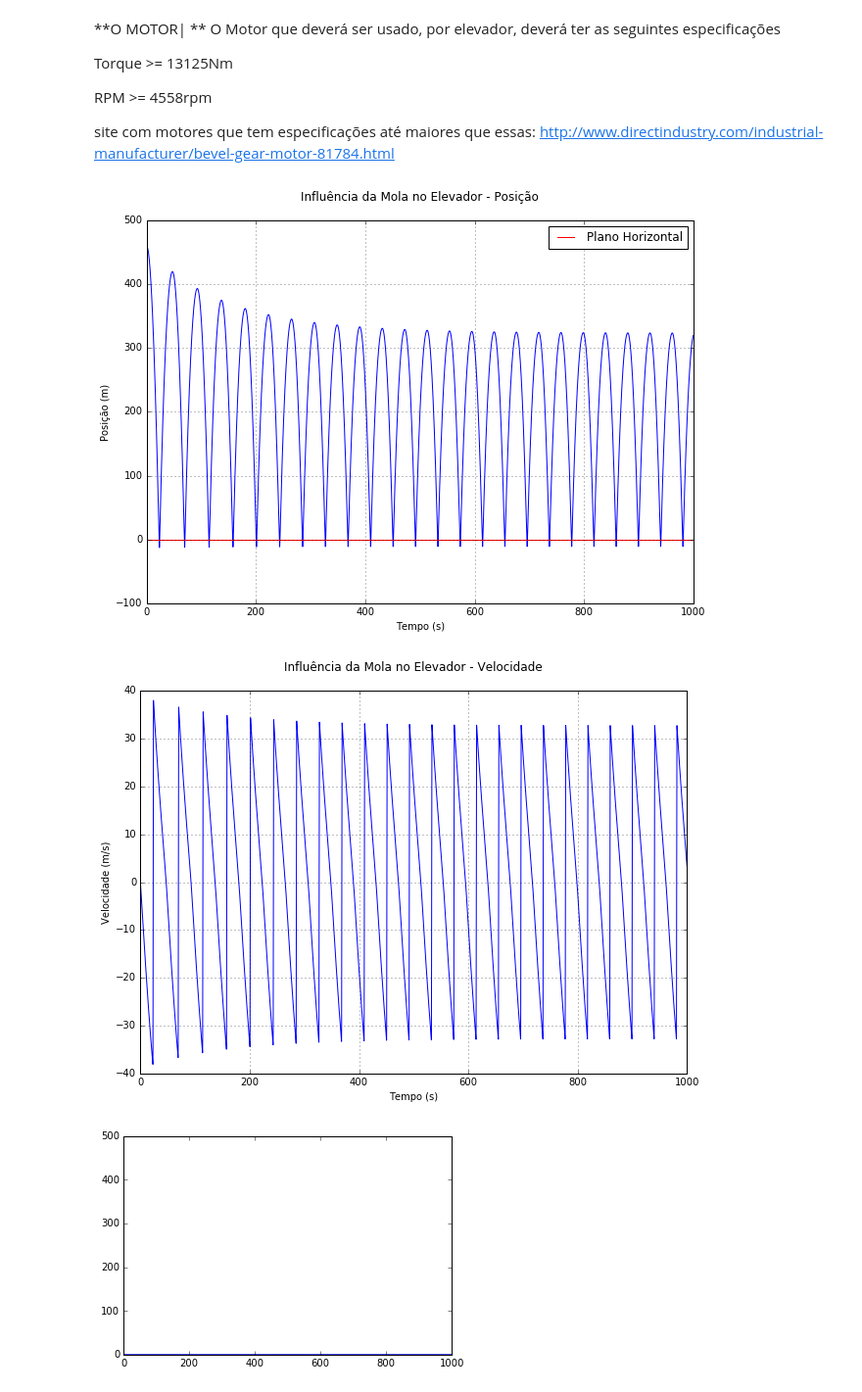
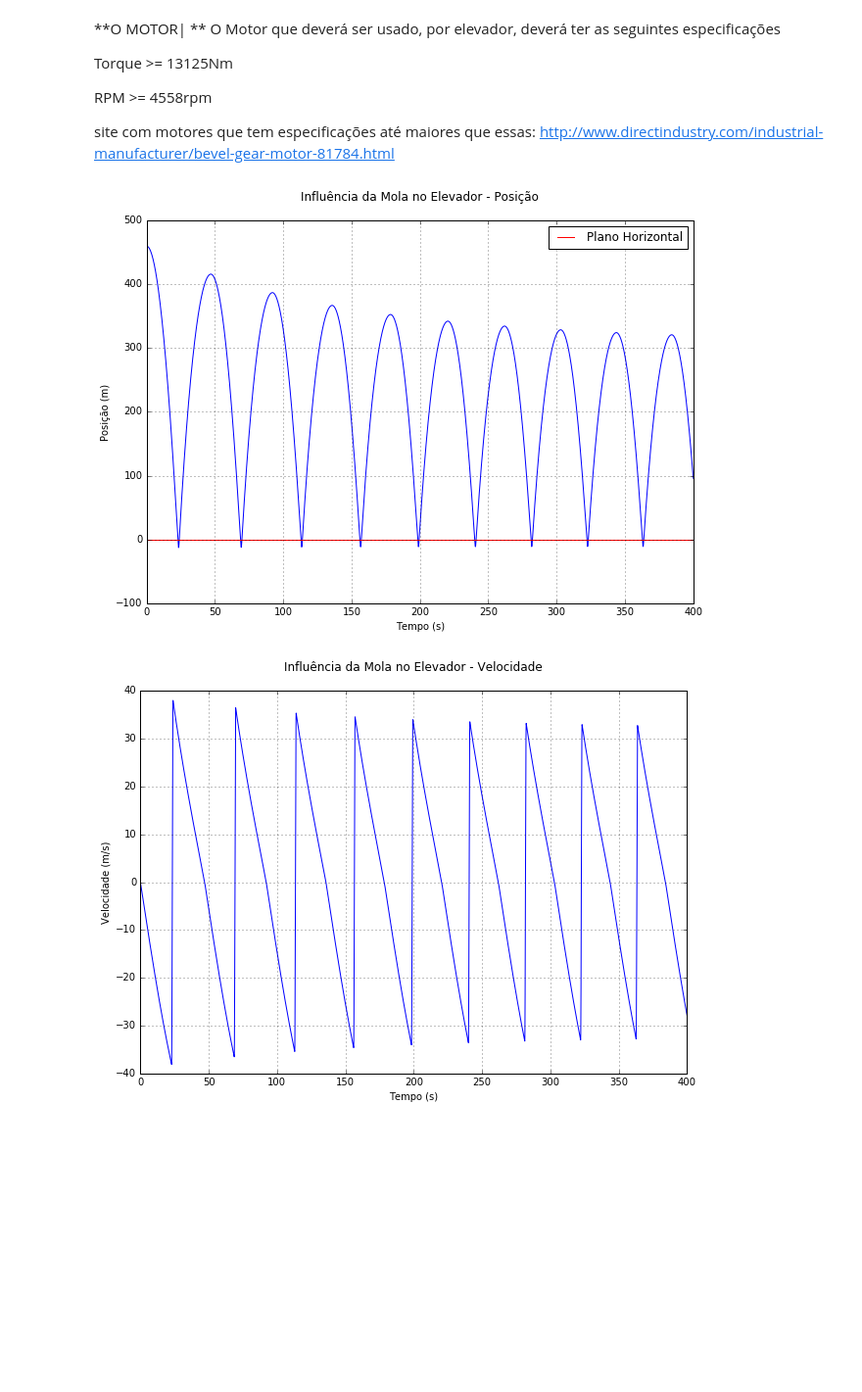
Before and after one commit to lucasfontenla/ProjetoFinal_Elevadores, a Jupyter notebook: ModsimFinal_Elevadores.ipynb, the cells around one changed output. Shown at 98% size. Saved outputs shown, nothing was run; the diff lists cells and outputs as text; code cells hidden in the pictures; blank space fills up the shorter version.

```diff
--- a/ModsimFinal_Elevadores.ipynb
+++ b/ModsimFinal_Elevadores.ipynb
@@ -750,65 +719,27 @@ http://www.directindustry.com/industrial-manufacturer/bevel-gear-motor-81784.htm
 # %%
 """O SISTEMA FUNCIONANDO NORMALMENTE"""
 
-lista_tempo = linspace(0, 1000, 100000)
+lista_tempo = linspace(0, 400, 100000)
 
 E = (odeint(Derivadas2, L, lista_tempo, args=(Melevador, Mpessoas, g, p, Ca, A, Fm_descida, Fm_subida, L0Mola, KMola, Fundo)))
 
 plt.figure(figsize=(10, 7))
 plt.plot(lista_tempo, E[:,0])
-plt.plot([0, 1000], [0, 0], 'r', label='Plano Horizontal')
+plt.plot([0, 400], [0, 0], 'r', label='Plano Horizontal')
 plt.title('Influência da Mola no Elevador - Posição\n')
 plt.ylabel('Posição (m)')
 plt.xlabel('Tempo (s)')
 plt.legend(loc='best')
 plt.grid()
 plt.show()
 
 plt.figure(figsize=(10, 7))
 plt.plot(lista_tempo, E[:,1])
 plt.title('Influência da Mola no Elevador - Velocidade\n')
 plt.ylabel('Velocidade (m/s)')
 plt.xlabel('Tempo (s)')
 plt.grid()
 plt.show()
-
-def Derivadas4(L, lista_tempo, Melevador, Mpessoas, g, p, Ca, A, L0Mola, KMola, Fundo):
-    Y = L[0]
-    V = L[1]
-
-    if Y <= -1*Fundo:
-        dydt = 0
-        dvdt = 0
-
-    else:
-        if V > 0: #SUBINDO
-            if Y <= 0:
-                Fe = KMola*(0-Y)
-            else:
-                Fe = 0
-            dydt = V
-            dvdt = ((-(Melevador+Mpessoas)*g)-0.5*p*(V**2)*Ca*A + FmSubida[len(contadorList)-1] + Fe)/(Melevador+Mpessoas)
-
-        else: #DESCENDO
-            if Y <= 0:
-                Fe = KMola*(0-Y)
-            else:
-                Fe = 0
-            dydt = V
-            dvdt = ((-(Melevador+Mpessoas)*g)+0.5*p*(V**2)*Ca*A + FmDescida[len(contadorList)-1] + Fe)/(Melevador+Mpessoas)
-
-    contadorList.append(1)
-    return dydt, dvdt
-
-FmSubida = linspace(52400, 0, 100000)
-FmDescida = linspace(550000, 0, 100000)
-contadorList = list()
-
-E = (odeint(Derivadas4, L, lista_tempo, args=(Melevador, Mpessoas, g, p, Ca, A, L0Mola, KMola, Fundo)))
-
-plt.plot(lista_tempo, E[:,0])
-plt.show()
 # %% [output]
-[figure, old version]
+[figure, new version]
-[figure, old version]
+[figure, new version]
-[figure, removed]
```
Also changed, not shown: parts of 7 cells of this notebook, 13 other files.
